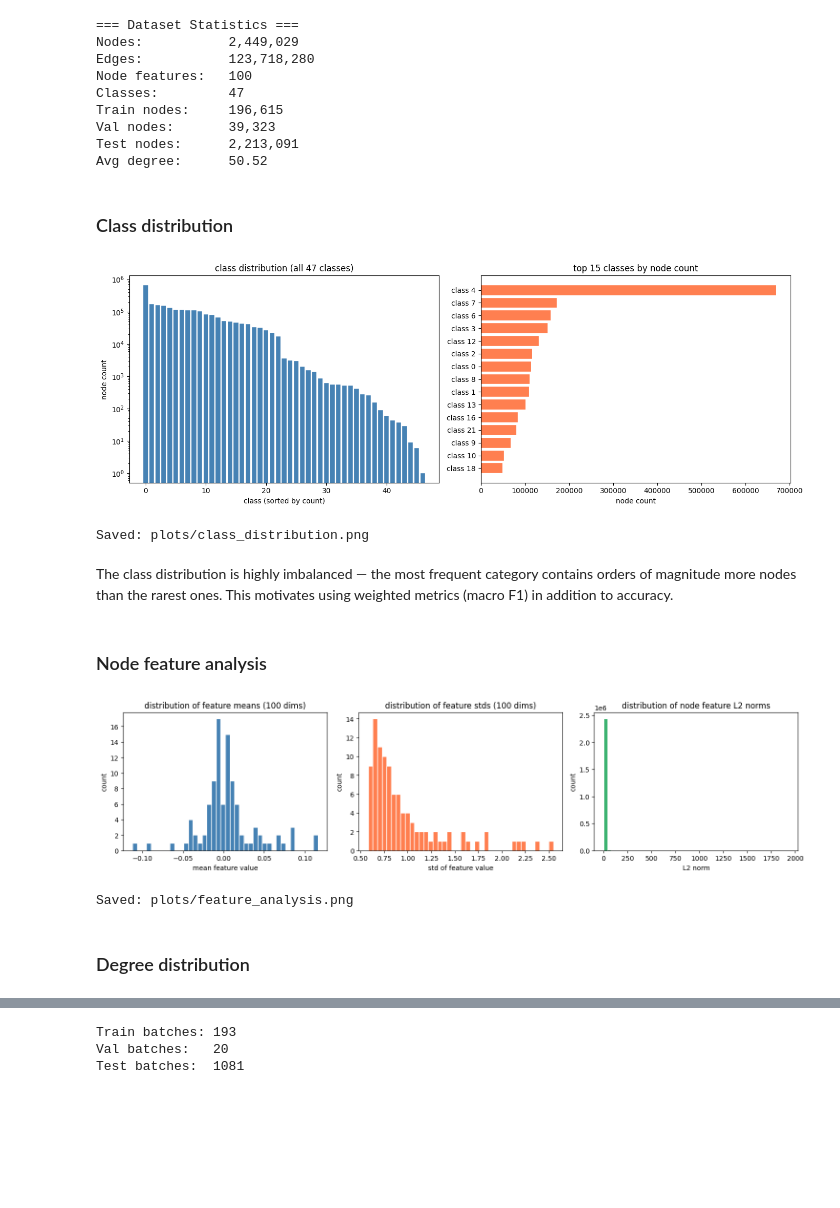
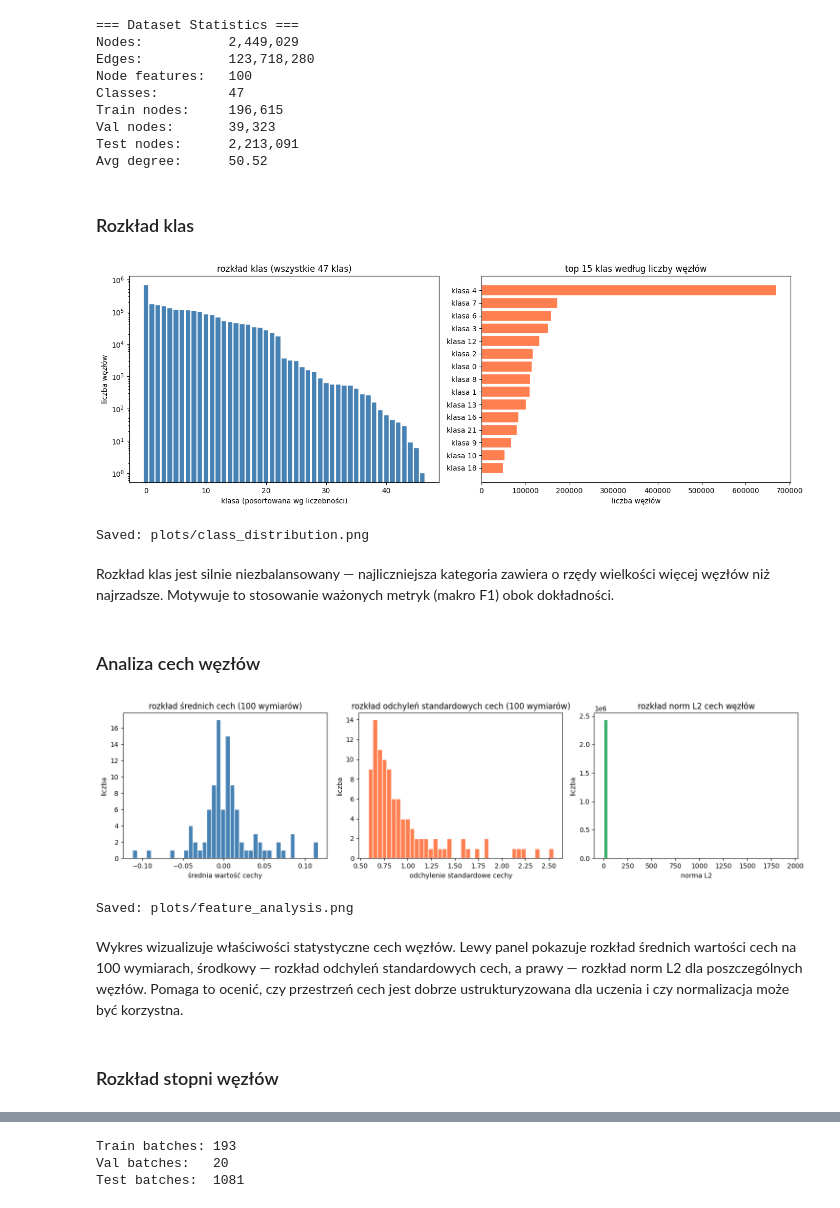
Before and after one commit to mJastrzebski6/agh_ggsn, a Jupyter notebook: ex4/GGSN_Maciej_Jastrzębski_Zad4.ipynb, the cells around one changed output, grey strips where cells are left out. Cells and saved outputs as stored; diff of their text form; code cells hidden in the pictures; blank space fills up the shorter version.

```diff
--- a/ex4/GGSN_Maciej_Jastrzębski_Zad4.ipynb
+++ b/ex4/GGSN_Maciej_Jastrzębski_Zad4.ipynb
@@ -138,7 +138,7 @@ Val nodes:       39,323
 Test nodes:      2,213,091
 Avg degree:      50.52
 # %% [markdown]
-### Class distribution
+### Rozkład klas
 # %%
 labels = data.y.squeeze().numpy()
 unique, counts = np.unique(labels, return_counts=True)
@@ -146,20 +146,20 @@ class_counts = pd.Series(counts, index=unique).sort_values(ascending=False)
 
 fig, axes = plt.subplots(1, 2, figsize=(14, 5))
 
-# Full class distribution bar chart
+# Wykres słupkowy pełnego rozkładu klas
 axes[0].bar(range(len(class_counts)), class_counts.values, color='steelblue', edgecolor='white', linewidth=0.3)
-axes[0].set_xlabel('class (sorted by count)')
-axes[0].set_ylabel('node count')
-axes[0].set_title('class distribution (all 47 classes)')
+axes[0].set_xlabel('klasa (posortowana wg liczebności)')
+axes[0].set_ylabel('liczba węzłów')
+axes[0].set_title('rozkład klas (wszystkie 47 klas)')
 axes[0].set_yscale('log')
 
-# Top-15 classes
+# Top 15 klas
 top15 = class_counts.head(15)
 axes[1].barh(range(len(top15)), top15.values, color='coral', edgecolor='white', linewidth=0.3)
 axes[1].set_yticks(range(len(top15)))
-axes[1].set_yticklabels([f'class {i}' for i in top15.index])
-axes[1].set_xlabel('node count')
-axes[1].set_title('top 15 classes by node count')
+axes[1].set_yticklabels([f'klasa {i}' for i in top15.index])
+axes[1].set_xlabel('liczba węzłów')
+axes[1].set_title('top 15 klas według liczby węzłów')
 axes[1].invert_yaxis()
 
 plt.tight_layout()
@@ -167,47 +167,49 @@ plt.savefig('plots/class_distribution.png', dpi=120, bbox_inches='tight')
 plt.show()
 print('Saved: plots/class_distribution.png')
 # %% [output]
-[figure, old version]
+[figure, new version]
 Saved: plots/class_distribution.png
 # %% [markdown]
-The class distribution is highly imbalanced — the most frequent category contains orders of magnitude more nodes than the rarest ones. This motivates using weighted metrics (macro F1) in addition to accuracy.
+Rozkład klas jest silnie niezbalansowany — najliczniejsza kategoria zawiera o rzędy wielkości więcej węzłów niż najrzadsze. Motywuje to stosowanie ważonych metryk (makro F1) obok dokładności.
 # %% [markdown]
-### Node feature analysis
+### Analiza cech węzłów
 # %%
 feats = data.x.numpy()
 
 fig, axes = plt.subplots(1, 3, figsize=(15, 4))
 
 # Feature mean distribution
 feat_means = feats.mean(axis=0)
 axes[0].hist(feat_means, bins=40, color='steelblue', edgecolor='white')
-axes[0].set_xlabel('mean feature value')
-axes[0].set_ylabel('count')
-axes[0].set_title('distribution of feature means (100 dims)')
+axes[0].set_xlabel('średnia wartość cechy')
+axes[0].set_ylabel('liczba')
+axes[0].set_title('rozkład średnich cech (100 wymiarów)')
 
 # Feature std distribution
 feat_stds = feats.std(axis=0)
 axes[1].hist(feat_stds, bins=40, color='coral', edgecolor='white')
-axes[1].set_xlabel('std of feature value')
-axes[1].set_ylabel('count')
-axes[1].set_title('distribution of feature stds (100 dims)')
+axes[1].set_xlabel('odchylenie standardowe cechy')
+axes[1].set_ylabel('liczba')
+axes[1].set_title('rozkład odchyleń standardowych cech (100 wymiarów)')
 
 # Per-node L2 norm
 norms = np.linalg.norm(feats, axis=1)
 axes[2].hist(norms, bins=50, color='mediumseagreen', edgecolor='white')
-axes[2].set_xlabel('L2 norm')
-axes[2].set_ylabel('count')
-axes[2].set_title('distribution of node feature L2 norms')
+axes[2].set_xlabel('norma L2')
+axes[2].set_ylabel('liczba')
+axes[2].set_title('rozkład norm L2 cech węzłów')
 
 plt.tight_layout()
 plt.savefig('plots/feature_analysis.png', dpi=120, bbox_inches='tight')
 plt.show()
 print('Saved: plots/feature_analysis.png')
 # %% [output]
-[figure, old version]
+[figure, new version]
 Saved: plots/feature_analysis.png
+# %% [markdown]
+Wykres wizualizuje właściwości statystyczne cech węzłów. Lewy panel pokazuje rozkład średnich wartości cech na 100 wymiarach, środkowy — rozkład odchyleń standardowych cech, a prawy — rozkład norm L2 dla poszczególnych węzłów. Pomaga to ocenić, czy przestrzeń cech jest dobrze ustrukturyzowana dla uczenia i czy normalizacja może być korzystna.
 # %% [markdown]
-### Degree distribution
+### Rozkład stopni węzłów
 # %%
 from torch_geometric.utils import degree
 
```
Also changed, not shown: parts of 66 cells of this notebook, 19 other files.
